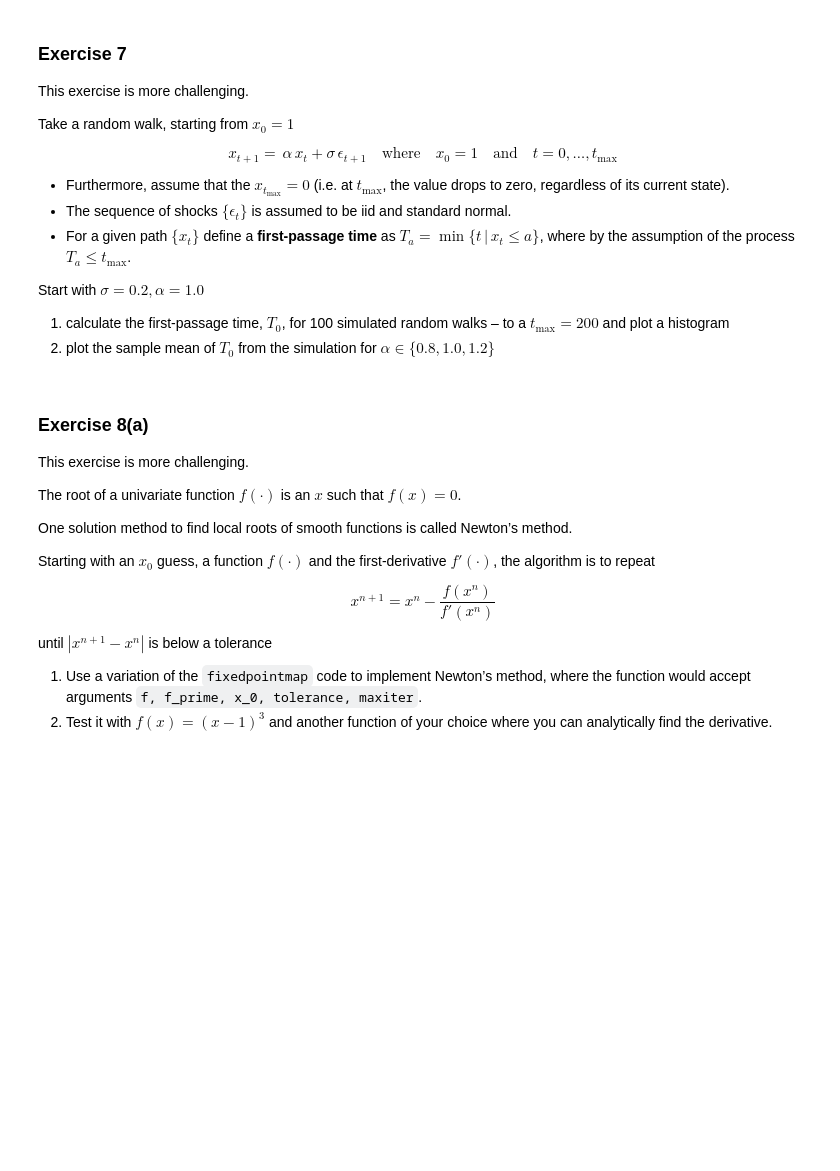
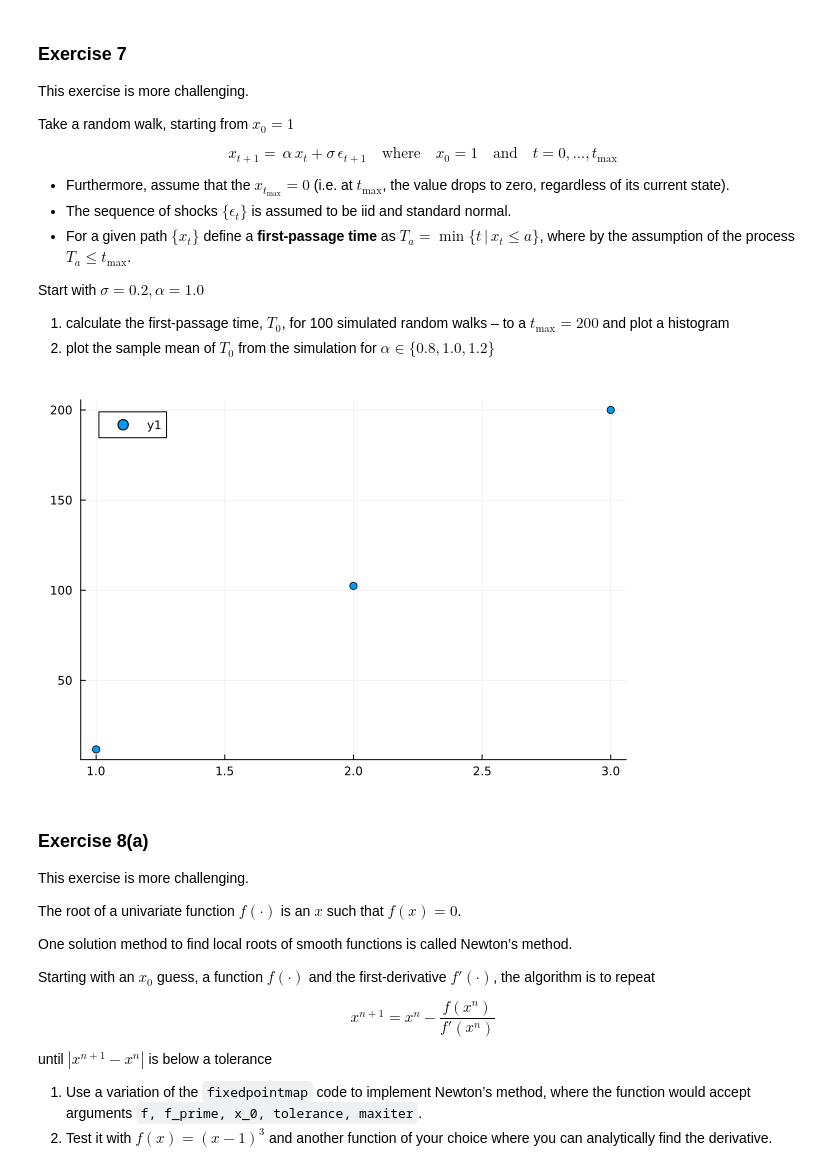
Before and after one commit to Kelvin-xing/lecture-julia.notebooks, a Jupyter notebook: 1_getting_started_julia/2_julia_by_example.ipynb, the cells around one changed output. Saved outputs shown, nothing was run; the diff lists cells and outputs as text; code cells hidden in the pictures; blank space fills up the shorter version.

```diff
--- a/1_getting_started_julia/2_julia_by_example.ipynb
+++ b/1_getting_started_julia/2_julia_by_example.ipynb
@@ -857,6 +1043,53 @@ Start with $ \sigma = 0.2, \alpha = 1.0 $
 
 
 <a id='jbe-ex8a'></a>
+# %%
+using Plots, Statistics
+numsimu = 100
+alphas = [0.8, 1.0, 1.2]
+tmax = 200
+a = 0
+x=ones(tmax+1)
+x[tmax+1] = 0
+f(x; α = 1.0, σ = 0.2) = α * x + σ * randn()
+# T = ones(numsimu)
+# for i in 1:numsimu
+#     for t in 1:tmax-1
+#         x[t+1] = f(x[t])
+#         if x[t+1] <= a
+#             T[i] = t+1
+#             break
+#         end
+#     end
+#     if T[i] == 1
+#         T[i] =tmax
+#     end
+# end
+# histogram(T)
+
+meanT = ones(length(alphas))
+
+for j in 1:length(alphas)
+    x=ones(tmax+1)
+    x[tmax+1] = 0
+    T = ones(numsimu)
+    for i in 1:numsimu
+        for t in 1:tmax-1
+            x[t+1] = f(x[t]; α = alphas[j])
+            if x[t+1] <= a
+                T[i] = t+1
+                break
+            end
+        end
+        if T[i] == 1
+            T[i] = tmax
+        end
+    end
+    meanT[j] = mean(T)
+end
+scatter(meanT)
+# %% [output]
+[figure, added]
 # %% [markdown]
 ### Exercise 8(a)
 
```
Also changed, not shown: parts of 39 cells of this notebook, 4 other files.
